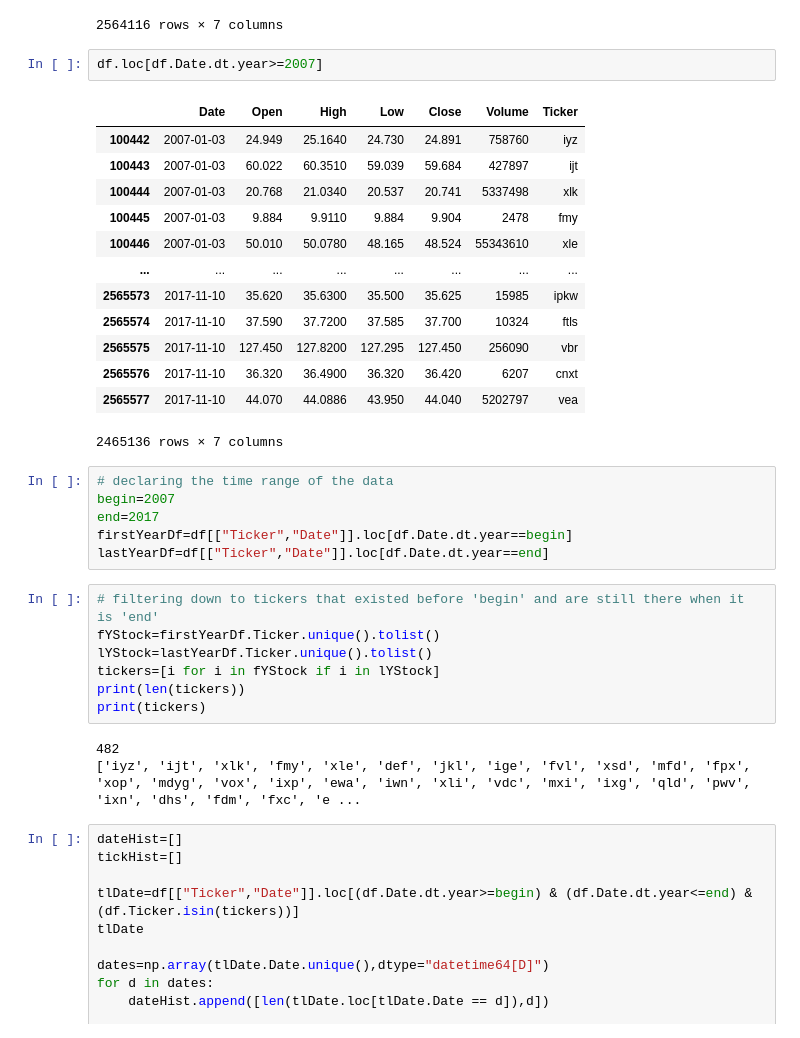
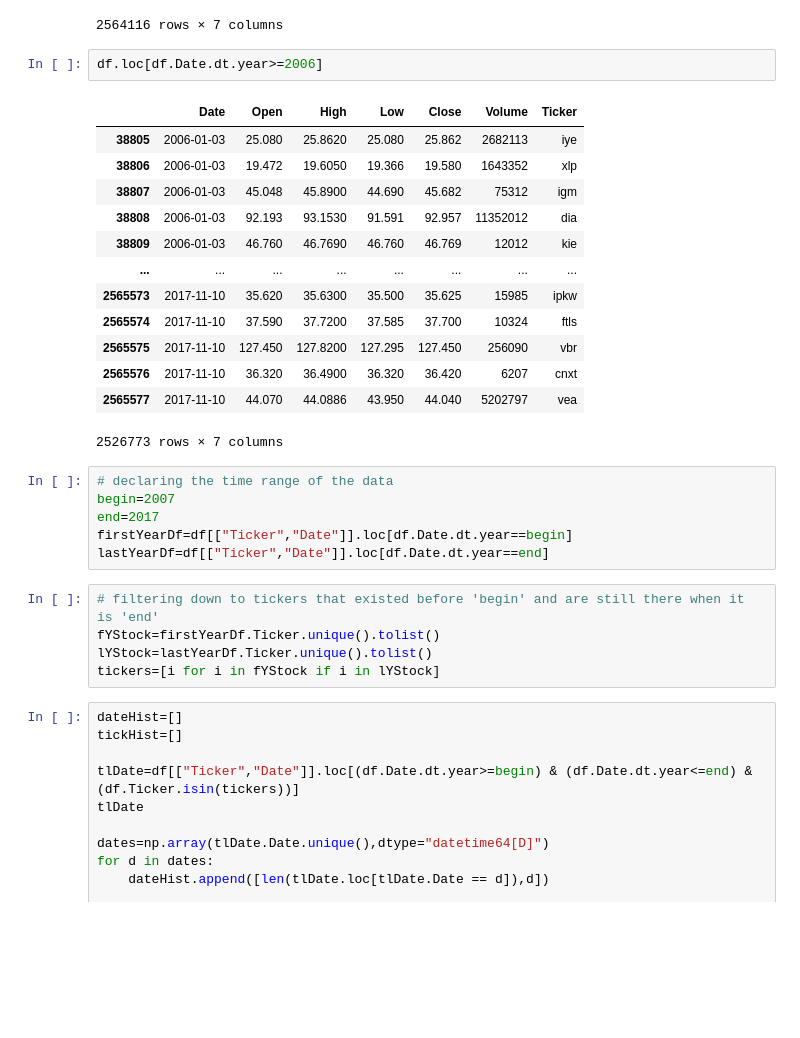
Before and after one commit to B-Rad80/ML_Stock_Predictions, a Jupyter notebook: Cleaning.ipynb, the cells around one changed output. Saved outputs shown, nothing was run; the diff lists cells and outputs as text; blank space fills up the shorter version.

```diff
--- a/Cleaning.ipynb
+++ b/Cleaning.ipynb
@@ -61,21 +90,21 @@ df.loc[df.Date.dt.year>=2005]
 | 2565577 | 2017-11-10 | 44.070 | 44.0886 | 43.950 | 44.040 | 5202797 | vea |
 2564116 rows × 7 columns
 # %%
-df.loc[df.Date.dt.year>=2007]
+df.loc[df.Date.dt.year>=2006]
 # %% [output]
 |  | Date | Open | High | Low | Close | Volume | Ticker |
-| 100442 | 2007-01-03 | 24.949 | 25.1640 | 24.730 | 24.891 | 758760 | iyz |
-| 100443 | 2007-01-03 | 60.022 | 60.3510 | 59.039 | 59.684 | 427897 | ijt |
-| 100444 | 2007-01-03 | 20.768 | 21.0340 | 20.537 | 20.741 | 5337498 | xlk |
-| 100445 | 2007-01-03 | 9.884 | 9.9110 | 9.884 | 9.904 | 2478 | fmy |
-| 100446 | 2007-01-03 | 50.010 | 50.0780 | 48.165 | 48.524 | 55343610 | xle |
+| 38805 | 2006-01-03 | 25.080 | 25.8620 | 25.080 | 25.862 | 2682113 | iye |
+| 38806 | 2006-01-03 | 19.472 | 19.6050 | 19.366 | 19.580 | 1643352 | xlp |
+| 38807 | 2006-01-03 | 45.048 | 45.8900 | 44.690 | 45.682 | 75312 | igm |
+| 38808 | 2006-01-03 | 92.193 | 93.1530 | 91.591 | 92.957 | 11352012 | dia |
+| 38809 | 2006-01-03 | 46.760 | 46.7690 | 46.760 | 46.769 | 12012 | kie |
 | ... | ... | ... | ... | ... | ... | ... | ... |
 | 2565573 | 2017-11-10 | 35.620 | 35.6300 | 35.500 | 35.625 | 15985 | ipkw |
 | 2565574 | 2017-11-10 | 37.590 | 37.7200 | 37.585 | 37.700 | 10324 | ftls |
 | 2565575 | 2017-11-10 | 127.450 | 127.8200 | 127.295 | 127.450 | 256090 | vbr |
 | 2565576 | 2017-11-10 | 36.320 | 36.4900 | 36.320 | 36.420 | 6207 | cnxt |
 | 2565577 | 2017-11-10 | 44.070 | 44.0886 | 43.950 | 44.040 | 5202797 | vea |
-2465136 rows × 7 columns
+2526773 rows × 7 columns
 # %%
 # declaring the time range of the data
 begin=2007
@@ -87,11 +116,6 @@ lastYearDf=df[["Ticker","Date"]].loc[df.Date.dt.year==end]
 fYStock=firstYearDf.Ticker.unique().tolist()
 lYStock=lastYearDf.Ticker.unique().tolist()
 tickers=[i for i in fYStock if i in lYStock]
-print(len(tickers))
-print(tickers)
-# %% [output]
-482
-['iyz', 'ijt', 'xlk', 'fmy', 'xle', 'def', 'jkl', 'ige', 'fvl', 'xsd', 'mfd', 'fpx', 'xop', 'mdyg', 'vox', 'ixp', 'ewa', 'iwn', 'xli', 'vdc', 'mxi', 'ixg', 'qld', 'pwv', 'ixn', 'dhs', 'fdm', 'fxc', 'e ...
 # %%
 dateHist=[]
 tickHist=[]
```
Also changed, not shown: parts of 16 cells of this notebook.
